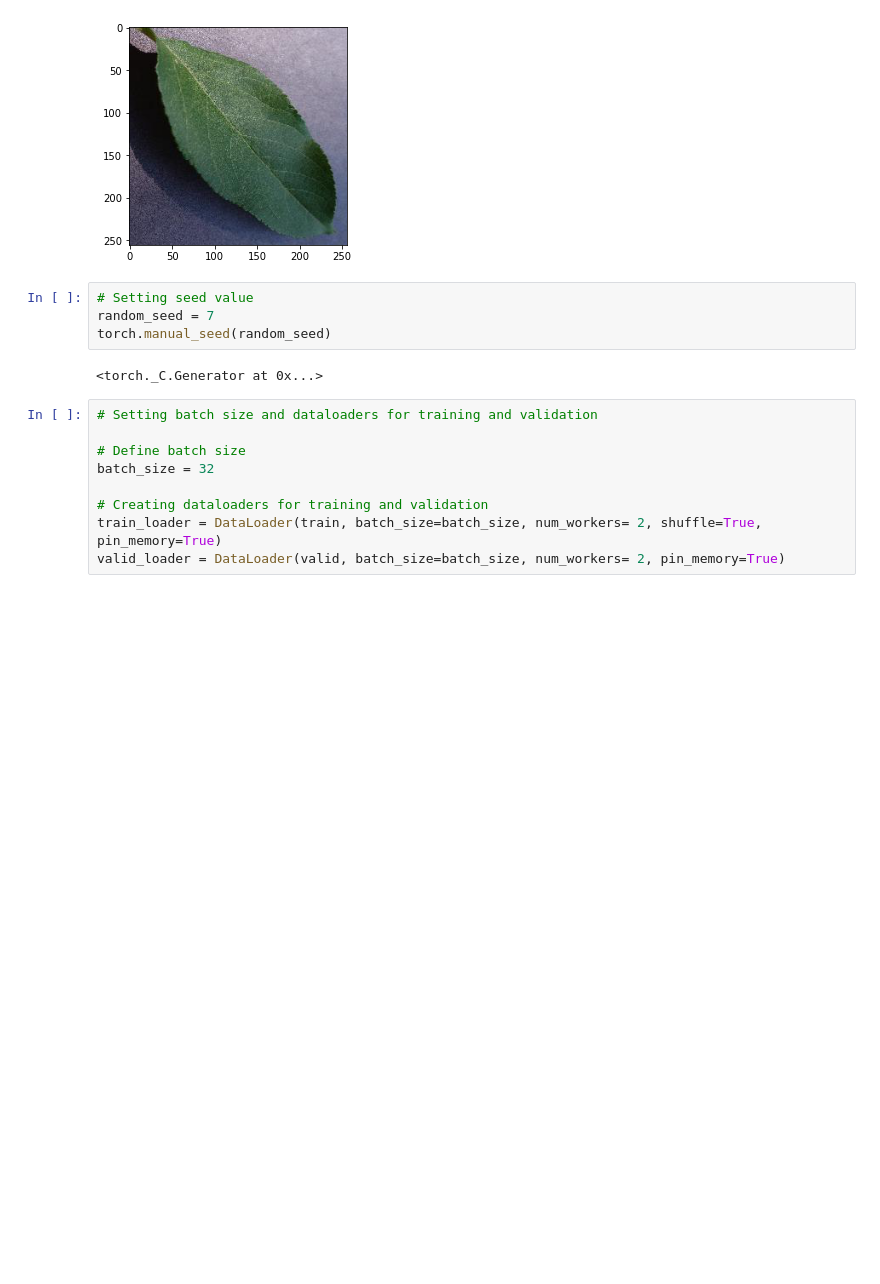
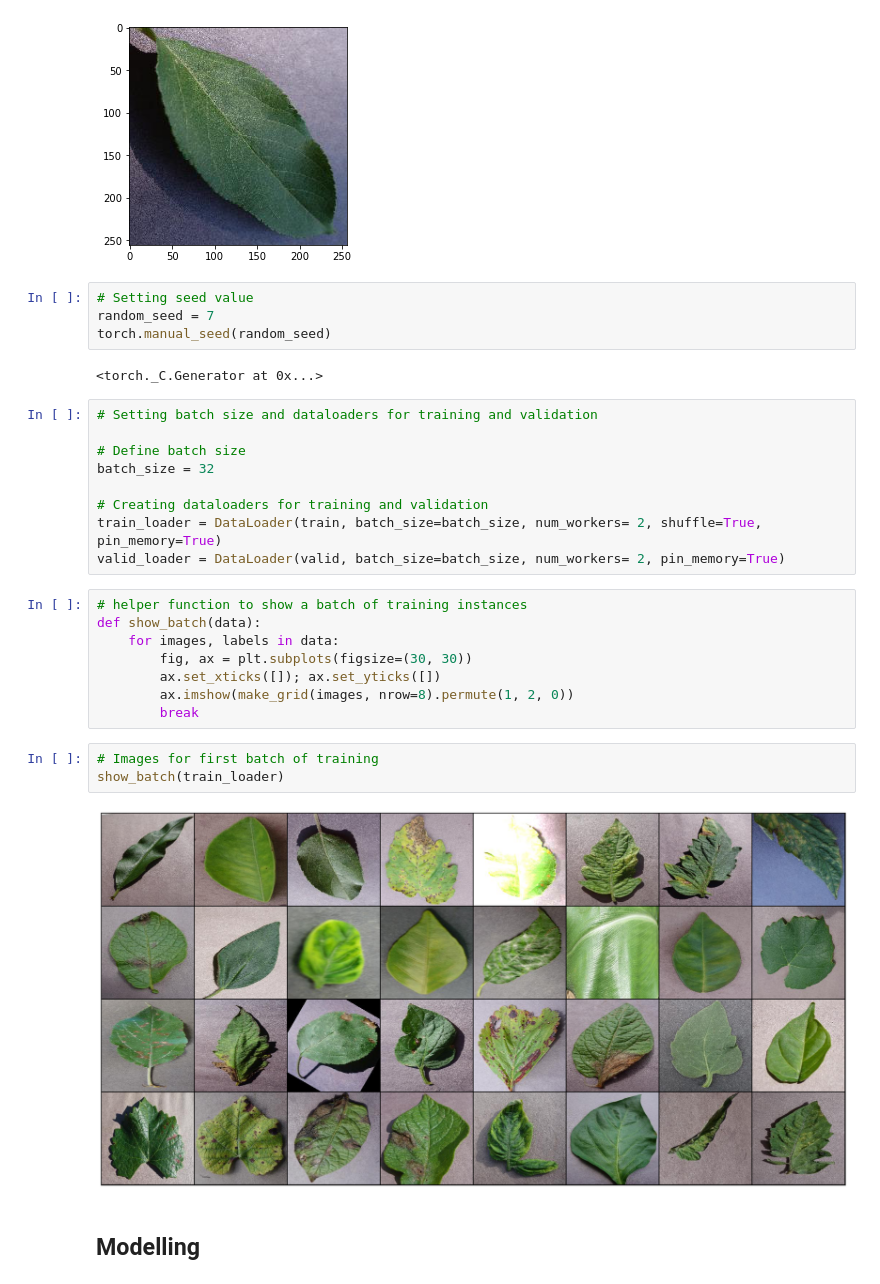
Before and after one commit to niyomozey/ML-Models, a Jupyter notebook: Pest_Disease_Model/PredictPestAndDisease.ipynb, the cells around one changed output. Cells and saved outputs as stored; diff of their text form; blank space fills up the shorter version.

```diff
--- a/Pest_Disease_Model/PredictPestAndDisease.ipynb
+++ b/Pest_Disease_Model/PredictPestAndDisease.ipynb
@@ -198,3 +198,18 @@ batch_size = 32
 # Creating dataloaders for training and validation
 train_loader = DataLoader(train, batch_size=batch_size, num_workers= 2, shuffle=True, pin_memory=True)
 valid_loader = DataLoader(valid, batch_size=batch_size, num_workers= 2, pin_memory=True)
+# %%
+# helper function to show a batch of training instances
+def show_batch(data):
+    for images, labels in data:
+        fig, ax = plt.subplots(figsize=(30, 30))
+        ax.set_xticks([]); ax.set_yticks([])
+        ax.imshow(make_grid(images, nrow=8).permute(1, 2, 0))
+        break
+# %%
+# Images for first batch of training
+show_batch(train_loader)
+# %% [output]
+[figure, added]
+# %% [markdown]
+## Modelling
```
Also changed, not shown: parts of 3 cells of this notebook.
